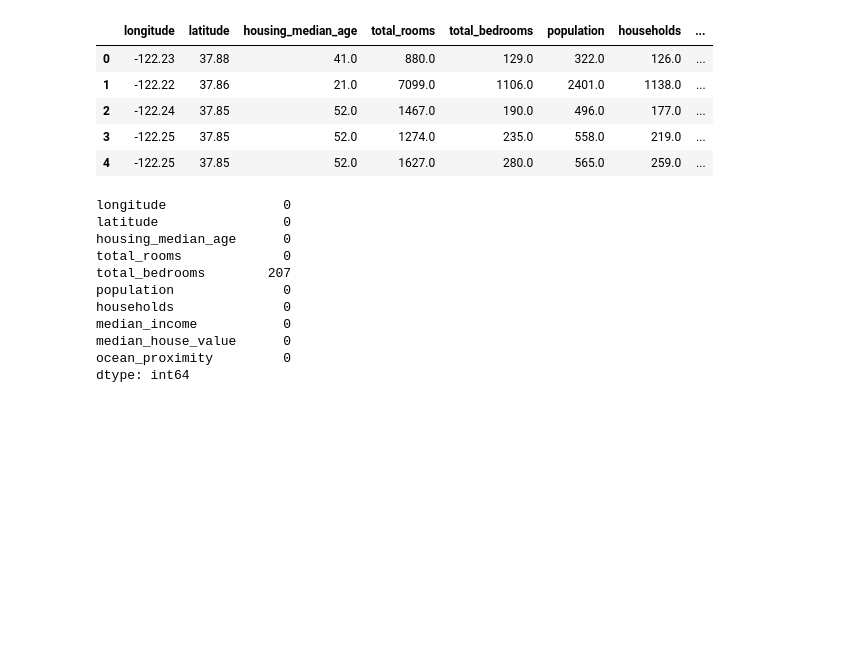
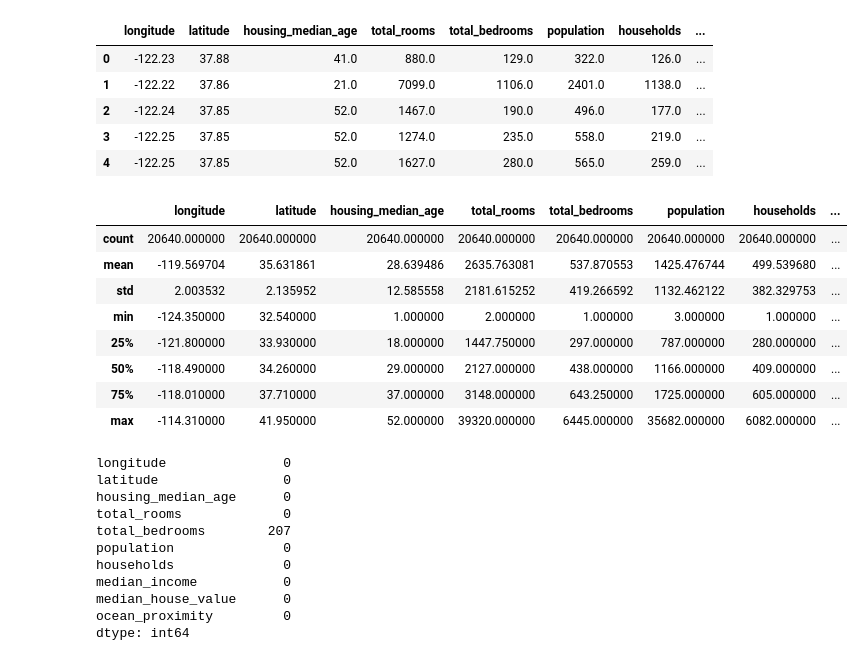
Before and after one commit to Templar121/Advanced-ML-with-Python, a Jupyter notebook: Practice ML/ Project 2 - California Housing Prediction/predict_housing_prices.ipynb, the cells around one changed output. Drawn from its saved outputs; the diff is of its cells as text; code cells hidden in the pictures; blank space fills up the shorter version.

```diff
--- a/Practice ML/ Project 2 - California Housing Prediction/predict_housing_prices.ipynb
+++ b/Practice ML/ Project 2 - California Housing Prediction/predict_housing_prices.ipynb
@@ -14,6 +14,18 @@ df.head()
 | 2 | -122.24 | 37.85 | 52.0 | 1467.0 | 190.0 | 496.0 | 177.0 | ... |
 | 3 | -122.25 | 37.85 | 52.0 | 1274.0 | 235.0 | 558.0 | 219.0 | ... |
 | 4 | -122.25 | 37.85 | 52.0 | 1627.0 | 280.0 | 565.0 | 259.0 | ... |
+# %%
+df.describe()
+# %% [output]
+|  | longitude | latitude | housing_median_age | total_rooms | total_bedrooms | population | households | ... |
+| count | 20640.000000 | 20640.000000 | 20640.000000 | 20640.000000 | 20640.000000 | 20640.000000 | 20640.000000 | ... |
+| mean | -119.569704 | 35.631861 | 28.639486 | 2635.763081 | 537.870553 | 1425.476744 | 499.539680 | ... |
+| std | 2.003532 | 2.135952 | 12.585558 | 2181.615252 | 419.266592 | 1132.462122 | 382.329753 | ... |
+| min | -124.350000 | 32.540000 | 1.000000 | 2.000000 | 1.000000 | 3.000000 | 1.000000 | ... |
+| 25% | -121.800000 | 33.930000 | 18.000000 | 1447.750000 | 297.000000 | 787.000000 | 280.000000 | ... |
+| 50% | -118.490000 | 34.260000 | 29.000000 | 2127.000000 | 438.000000 | 1166.000000 | 409.000000 | ... |
+| 75% | -118.010000 | 37.710000 | 37.000000 | 3148.000000 | 643.250000 | 1725.000000 | 605.000000 | ... |
+| max | -114.310000 | 41.950000 | 52.000000 | 39320.000000 | 6445.000000 | 35682.000000 | 6082.000000 | ... |
 # %%
 df.isnull().sum()
 # %% [output]
```
